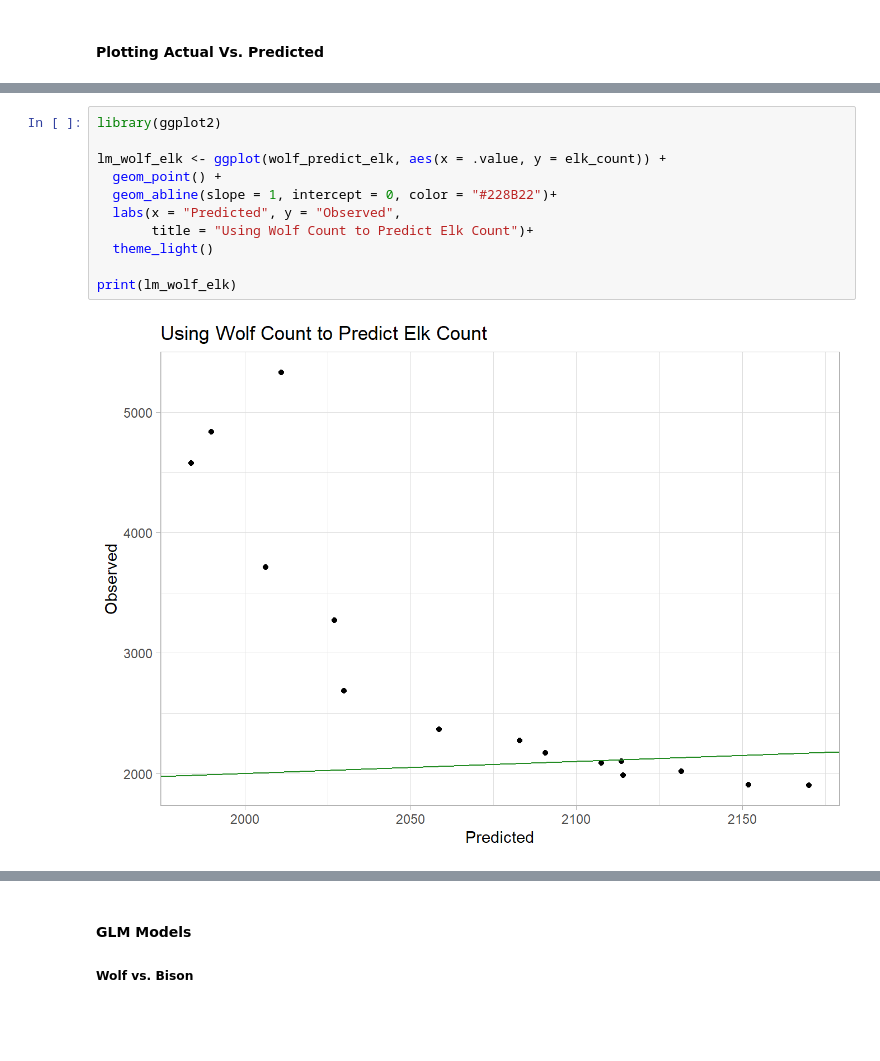
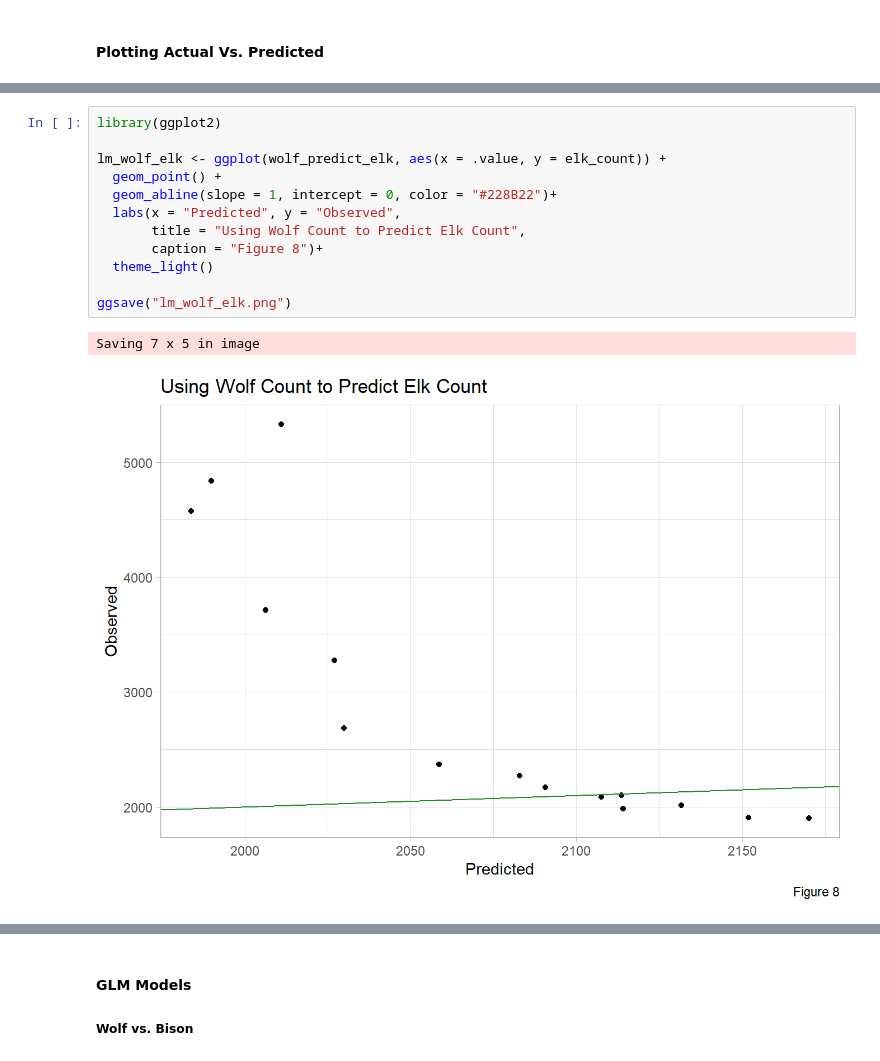
Before and after one commit to sammytetrault/ESS330-Yellowstone-Project, a Jupyter notebook: docs/index.embed.ipynb, the cells around one changed output, grey strips where cells are left out. Saved outputs shown, nothing was run; the diff lists cells and outputs as text; blank space fills up the shorter version.

```diff
--- a/docs/index.embed.ipynb
+++ b/docs/index.embed.ipynb
@@ -215,16 +222,18 @@ print(lm_wolf_bison)
 # %%
 library(ggplot2)
 
 lm_wolf_elk <- ggplot(wolf_predict_elk, aes(x = .value, y = elk_count)) +
   geom_point() +
   geom_abline(slope = 1, intercept = 0, color = "#228B22")+
   labs(x = "Predicted", y = "Observed",
-       title = "Using Wolf Count to Predict Elk Count")+
+       title = "Using Wolf Count to Predict Elk Count",
+       caption = "Figure 8")+
   theme_light()
 
-print(lm_wolf_elk)
+ggsave("lm_wolf_elk.png")
 # %% [output]
+Saving 7 x 5 in image
-[figure, old version]
+[figure, new version]
 # %%
 library(ggplot2)
 
```
Also changed, not shown: parts of 33 cells of this notebook, 38 other files.
